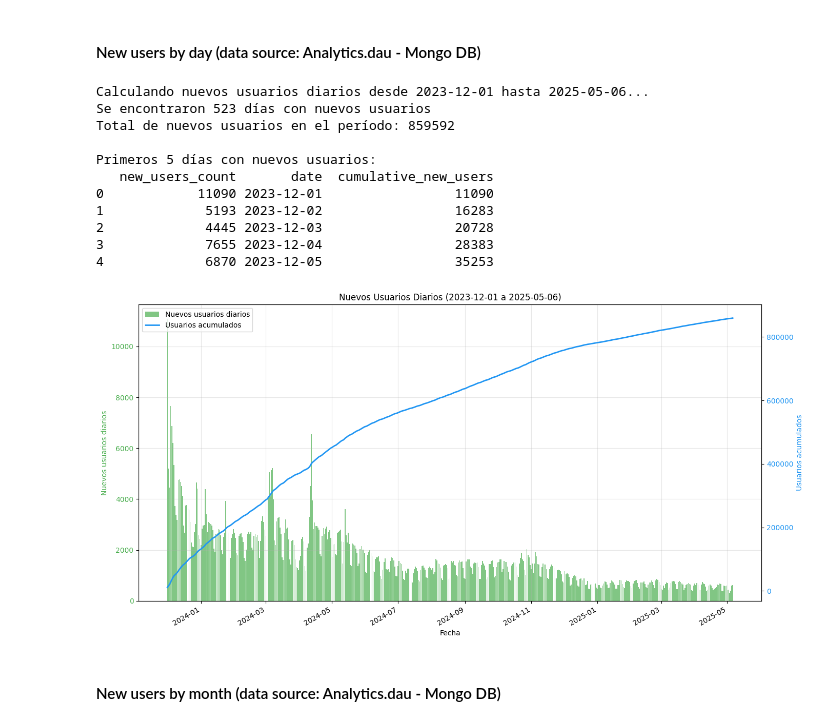
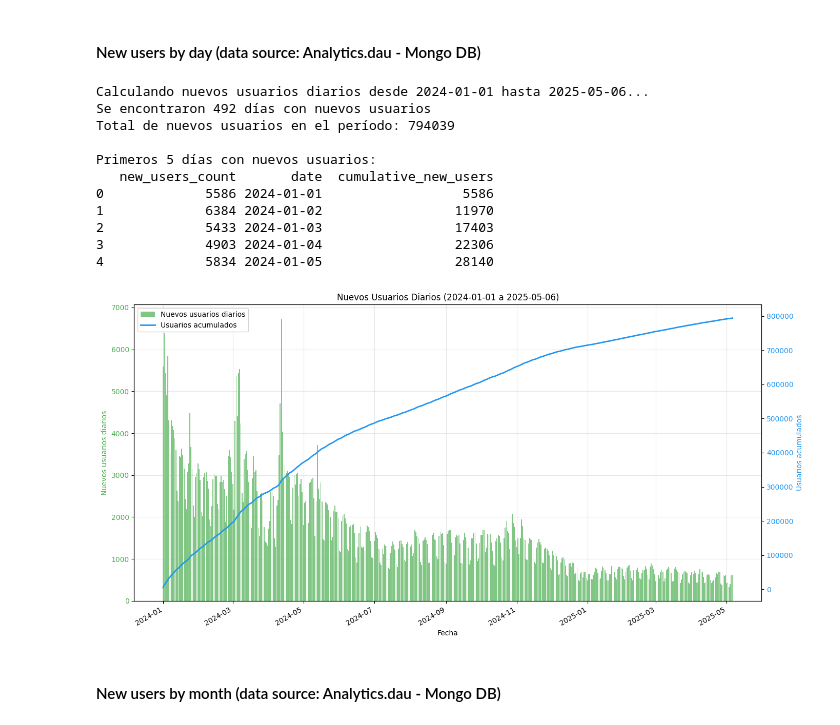
Before and after one commit to FelitoAguila/tme-subs-dash-new, a Jupyter notebook: kpis_tme-notebook.ipynb, the cells around one changed output. Drawn from its saved outputs; the diff is of its cells as text; code cells hidden in the pictures.

```diff
--- a/kpis_tme-notebook.ipynb
+++ b/kpis_tme-notebook.ipynb
@@ -5,6 +5,6 @@ import pymongo
 import pandas as pd
 import matplotlib.pyplot as plt
 
-MONGO_CONNECTION_STRING="mongodb+srv://felix_aguila:f21ShHlBnixnJgXk@transcribeme.rletx0y.mongodb.net/?retryWrites=true&w=majority&socketTimeoutMS=360000&connectTimeoutMS=36000"
+MONGO_CONNECTION_STRING="mongodb+srv://felix_aguila:f21ShHlBnixnJgXk@transcribeme.rletx0y.mongodb.net/?retryWrites=true&w=majority&connectTimeoutMS=60000&socketTimeoutMS=60000&serverSelectionTimeoutMS=60000"
 
 client = pymongo.MongoClient(MONGO_CONNECTION_STRING)
@@ -333,43 +344,43 @@ def plot_daily_new_users(new_users_df, title="Nuevos Usuarios Diarios", figsize=
     ax1.legend(lines1 + lines2, labels1 + labels2, loc='upper left')
 
     plt.tight_layout()
     return fig
 
 
 # Ejemplo de uso con rango de fechas
-start_date = '2023-12-01'
+start_date = '2024-01-01'
 end_date = '2025-05-06'
 
 print(f"Calculando nuevos usuarios diarios desde {start_date} hasta {end_date}...")
 new_users_df = calculate_daily_new_users(collection, start_date, end_date)
 
 if not new_users_df.empty:
         print(f"Se encontraron {len(new_users_df)} días con nuevos usuarios")
         print(f"Total de nuevos usuarios en el período: {new_users_df['new_users_count'].sum()}")
 
         # Mostrar algunos datos de ejemplo
         print("\nPrimeros 5 días con nuevos usuarios:")
         print(new_users_df.head())
 
         # Generar y guardar el gráfico
         fig = plot_daily_new_users(new_users_df,
                                   title=f"Nuevos Usuarios Diarios ({start_date} a {end_date})")
 
 if fig:
     plt.show()
 # %% [output]
-Calculando nuevos usuarios diarios desde 2023-12-01 hasta 2025-05-06...
-Se encontraron 523 días con nuevos usuarios
-Total de nuevos usuarios en el período: 859592
+Calculando nuevos usuarios diarios desde 2024-01-01 hasta 2025-05-06...
+Se encontraron 492 días con nuevos usuarios
+Total de nuevos usuarios en el período: 794039
 
 Primeros 5 días con nuevos usuarios:
    new_users_count       date  cumulative_new_users
-0            11090 2023-12-01                 11090
-1             5193 2023-12-02                 16283
-2             4445 2023-12-03                 20728
-3             7655 2023-12-04                 28383
-4             6870 2023-12-05                 35253
+0             5586 2024-01-01                  5586
+1             6384 2024-01-02                 11970
+2             5433 2024-01-03                 17403
+3             4903 2024-01-04                 22306
+4             5834 2024-01-05                 28140
-[figure, old version]
+[figure, new version]
 # %% [markdown]
 #### New users by month (data source: Analytics.dau - Mongo DB)
 # %%
```
Also changed, not shown: parts of 9 cells of this notebook, 4 other files.
